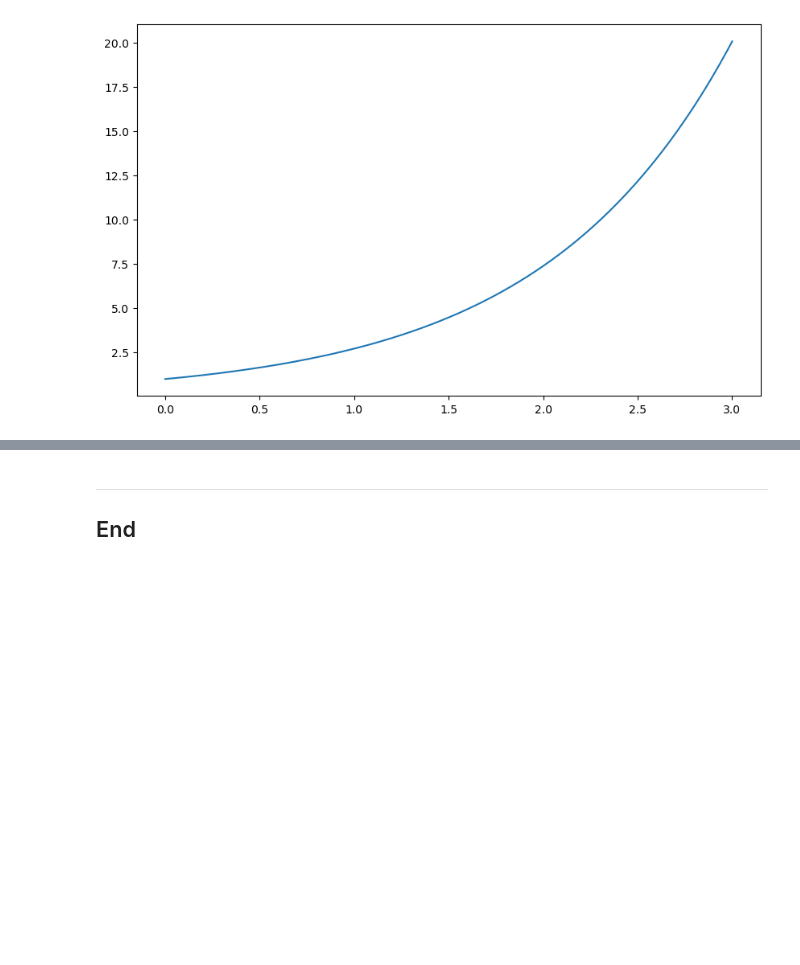
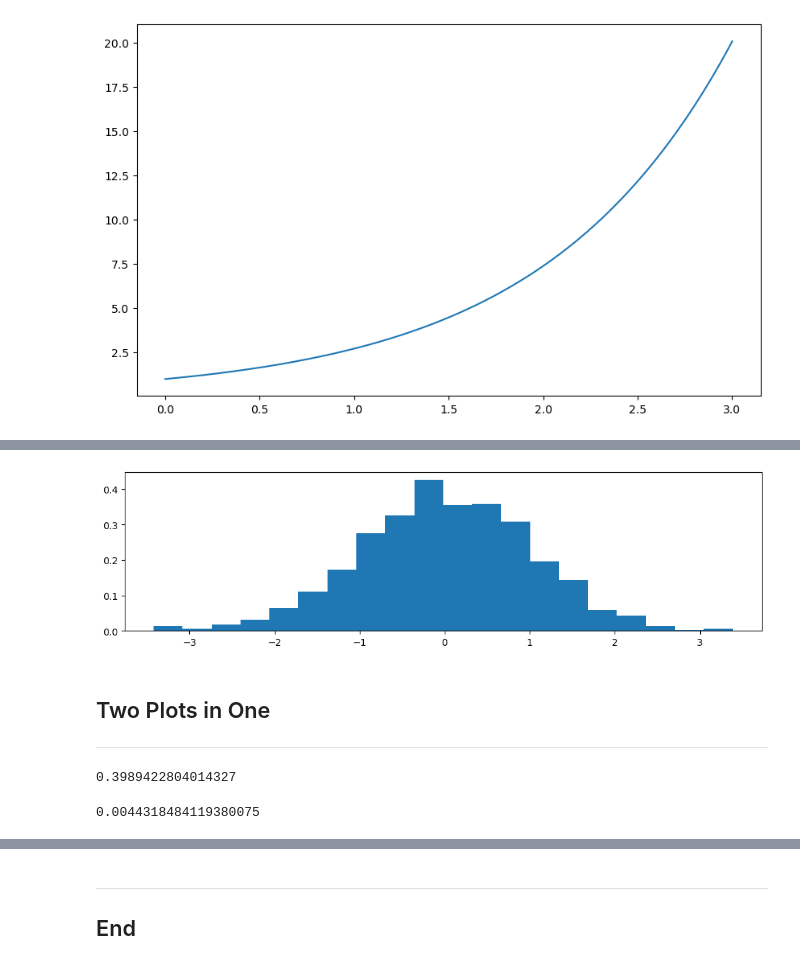
Before and after one commit to rachel-king4/fundamentalsofdataanalysis, a Jupyter notebook: mynotebook.ipynb, the cells around one changed output, grey strips where cells are left out. Saved outputs shown, nothing was run; the diff lists cells and outputs as text; code cells hidden in the pictures; blank space fills up the shorter version.

```diff
--- a/mynotebook.ipynb
+++ b/mynotebook.ipynb
@@ -34,0 +200,11 @@ plt.plot(x, y)
+# %%
+fig, ax = plt.subplots(figsize=(12,3))
+
+# Plot a histogram
+ax.hist(rand_normal, bins=20, density=True);
+# %% [output]
+[figure, added]
+# %% [markdown]
+## Two Plots in One
+
+***
@@ -34,0 +217,10 @@ plt.plot(x, y)
+# %%
+# Test value around 0.0
+f(0.0)
+# %% [output]
+0.3989422804014327
+# %%
+# test value around 3.0
+f(3.0)
+# %% [output]
+0.0044318484119380075
```
Also changed, not shown: parts of 22 cells of this notebook.
